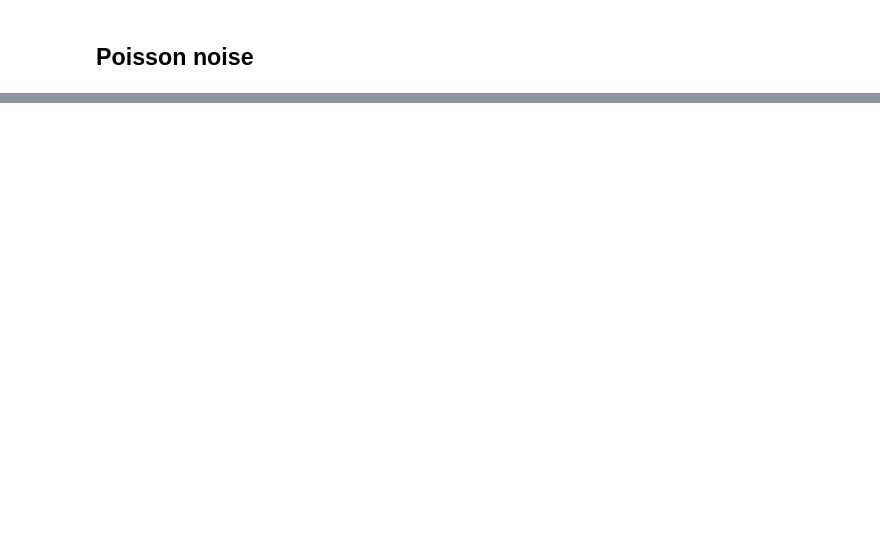
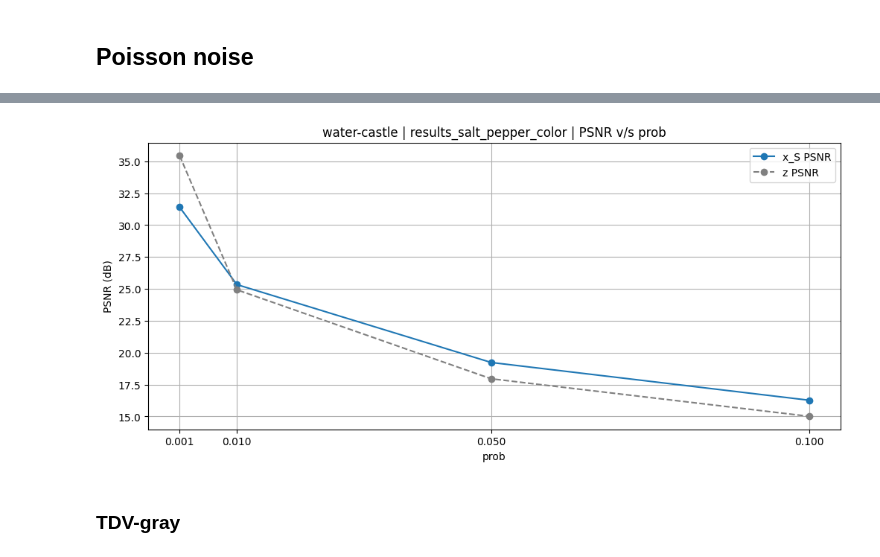
Before and after one commit to Paul0112/tdv-tuning, a Jupyter notebook: notebooks/noise_types.ipynb, the cells around one changed output, grey strips where cells are left out. Saved outputs shown, nothing was run; the diff lists cells and outputs as text; code cells hidden in the pictures; blank space fills up the shorter version.

```diff
--- a/notebooks/noise_types.ipynb
+++ b/notebooks/noise_types.ipynb
@@ -46,0 +151,27 @@ plot_results(z, x_S, y, sigma=25, figsize= (18, 12))
+# %%
+# test sp noise on color
+prob_values = [0.001, 0.01, 0.05, 0.1]
+results_salt_pepper_color = test_noise(vn_color, y, "salt pepper", prob_values, images_to_test, scaled=False)
+# %%
+# See results
+img_target = 'water-castle'
+
+for prob in prob_values:
+    z = results_salt_pepper_color[img_target]['images_by_param'][prob]['z']
+    x = results_salt_pepper_color[img_target]['images_by_param'][prob]['x']
+    y_result = results_salt_pepper_color[img_target]['images_by_param'][prob]['y']
+    plot_results(z, x, y_result, prob=prob, figsize=(16, 10))
+# %%
+# Metrics for the same image and parameter values
+for metric in ['psnr']: plot_noise_params(
+        param='prob',
+        param_values=prob_values,
+        x_metric_param=results_salt_pepper_color[img_target]['x_' + metric],
+        z_metric_param=results_salt_pepper_color[img_target]['z_' + metric],
+        metric=metric.upper(),
+        title=img_target + ' | results_salt_pepper_color'
+    )
+# %% [output]
+[figure, added]
+# %% [markdown]
+### TDV-gray
```
Also changed, not shown: parts of 30 cells of this notebook, 3 other files.
